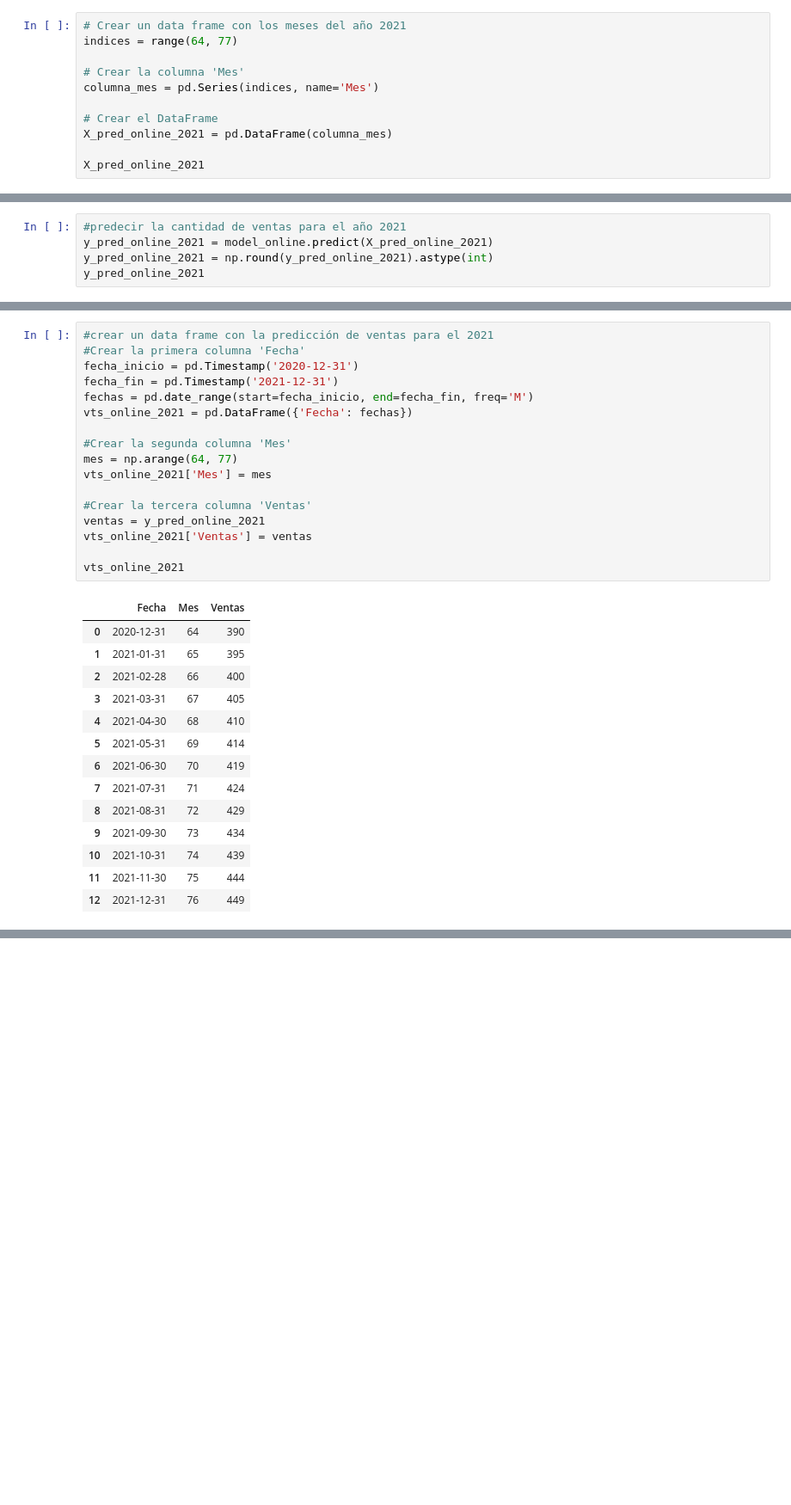
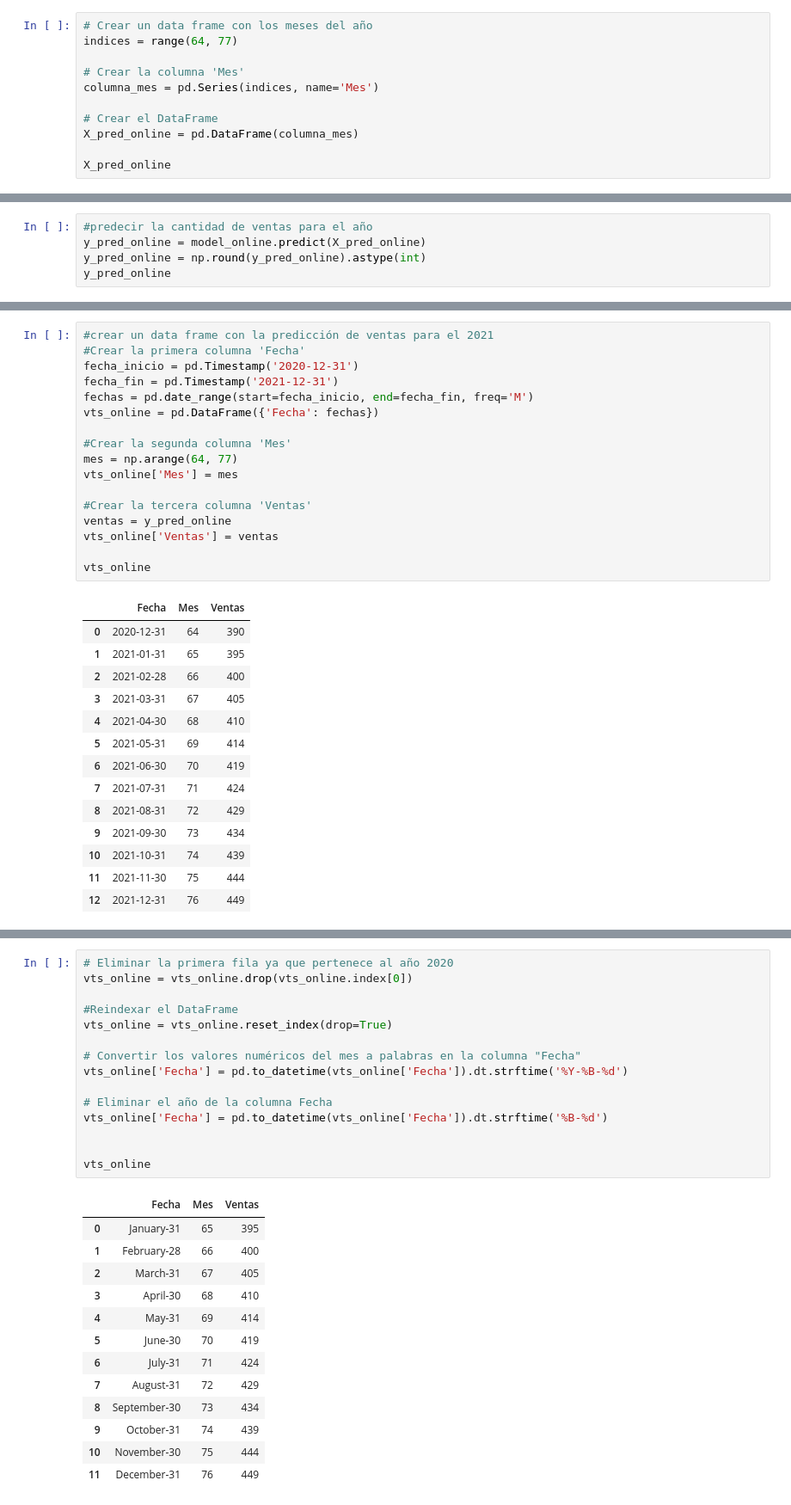
Before and after one commit to william100690/Insumos_Tecnologicos_SA, a Jupyter notebook: Objetivos/2_Objetivo_3.1_Modelo_predicción_normal.ipynb, the cells around one changed output, grey strips where cells are left out. Shown: that part at 86% size. Cells and saved outputs as stored; diff of their text form; blank space fills up the shorter version.

```diff
--- a/Objetivos/2_Objetivo_3.1_Modelo_predicción_normal.ipynb
+++ b/Objetivos/2_Objetivo_3.1_Modelo_predicción_normal.ipynb
@@ -92,16 +93,16 @@ print('Coeficiente de determinación telefónica (R²):',r2_tel)
 # %% [output]
 Coeficiente de determinación telefónica (R²): -0.26934056293026276
 # %%
-# Crear un data frame con los meses del año 2021
+# Crear un data frame con los meses del año
 indices = range(64, 77)
 
 # Crear la columna 'Mes'
 columna_mes = pd.Series(indices, name='Mes')
 
 # Crear el DataFrame
-X_pred_online_2021 = pd.DataFrame(columna_mes)
+X_pred_online = pd.DataFrame(columna_mes)
 
-X_pred_online_2021
+X_pred_online
 # %% [output]
 |  | Mes |
 | 0 | 64 |
@@ -143,10 +144,10 @@ X_pred_pres_2021
 | 10 | 83 |
 | 11 | 84 |
 # %%
-#predecir la cantidad de ventas para el año 2021
-y_pred_online_2021 = model_online.predict(X_pred_online_2021)
-y_pred_online_2021 = np.round(y_pred_online_2021).astype(int)
-y_pred_online_2021
+#predecir la cantidad de ventas para el año
+y_pred_online = model_online.predict(X_pred_online)
+y_pred_online = np.round(y_pred_online).astype(int)
+y_pred_online
 # %% [output]
 array([390, 395, 400, 405, 410, 414, 419, 424, 429, 434, 439, 444, 449])
 # %%
@@ -162,17 +163,17 @@ array([38, 34, 31, 27, 23, 19, 16, 12,  8,  4,  1, -3])
 fecha_inicio = pd.Timestamp('2020-12-31')
 fecha_fin = pd.Timestamp('2021-12-31')
 fechas = pd.date_range(start=fecha_inicio, end=fecha_fin, freq='M')
-vts_online_2021 = pd.DataFrame({'Fecha': fechas})
+vts_online = pd.DataFrame({'Fecha': fechas})
 
 #Crear la segunda columna 'Mes'
 mes = np.arange(64, 77)
-vts_online_2021['Mes'] = mes
+vts_online['Mes'] = mes
 
 #Crear la tercera columna 'Ventas'
-ventas = y_pred_online_2021
-vts_online_2021['Ventas'] = ventas
+ventas = y_pred_online
+vts_online['Ventas'] = ventas
 
-vts_online_2021
+vts_online
 # %% [output]
 |  | Fecha | Mes | Ventas |
 | 0 | 2020-12-31 | 64 | 390 |
@@ -264,0 +223,29 @@ vts_pres_2021
+# %%
+# Eliminar la primera fila ya que pertenece al año 2020
+vts_online = vts_online.drop(vts_online.index[0])
+
+#Reindexar el DataFrame
+vts_online = vts_online.reset_index(drop=True)
+
+# Convertir los valores numéricos del mes a palabras en la columna "Fecha"
+vts_online['Fecha'] = pd.to_datetime(vts_online['Fecha']).dt.strftime('%Y-%B-%d')
+
+# Eliminar el año de la columna Fecha
+vts_online['Fecha'] = pd.to_datetime(vts_online['Fecha']).dt.strftime('%B-%d')
+
+
+vts_online
+# %% [output]
+|  | Fecha | Mes | Ventas |
+| 0 | January-31 | 65 | 395 |
+| 1 | February-28 | 66 | 400 |
+| 2 | March-31 | 67 | 405 |
+| 3 | April-30 | 68 | 410 |
+| 4 | May-31 | 69 | 414 |
+| 5 | June-30 | 70 | 419 |
+| 6 | July-31 | 71 | 424 |
+| 7 | August-31 | 72 | 429 |
+| 8 | September-30 | 73 | 434 |
+| 9 | October-31 | 74 | 439 |
+| 10 | November-30 | 75 | 444 |
+| 11 | December-31 | 76 | 449 |
```
Also changed, not shown: parts of 10 cells of this notebook, 2 other files.
